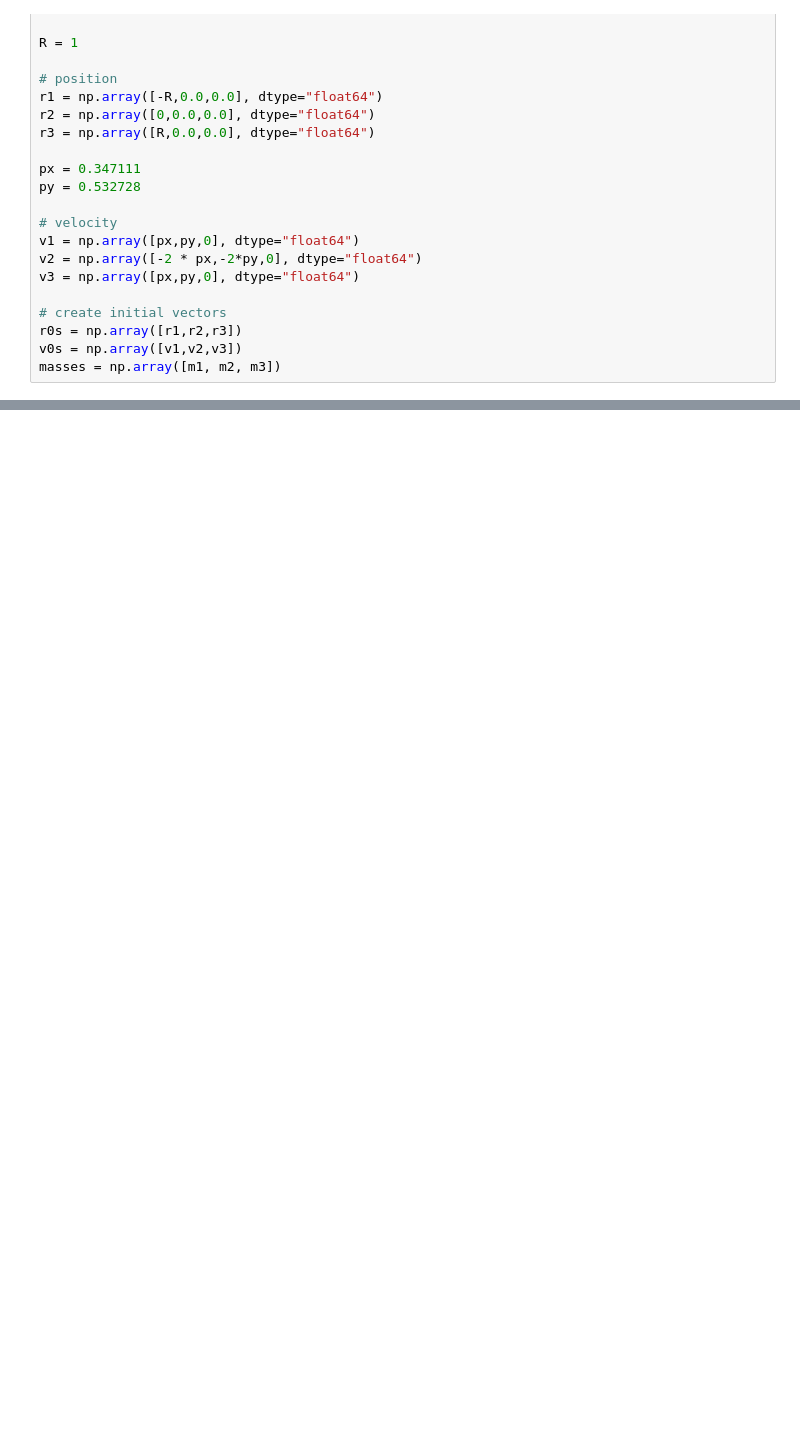
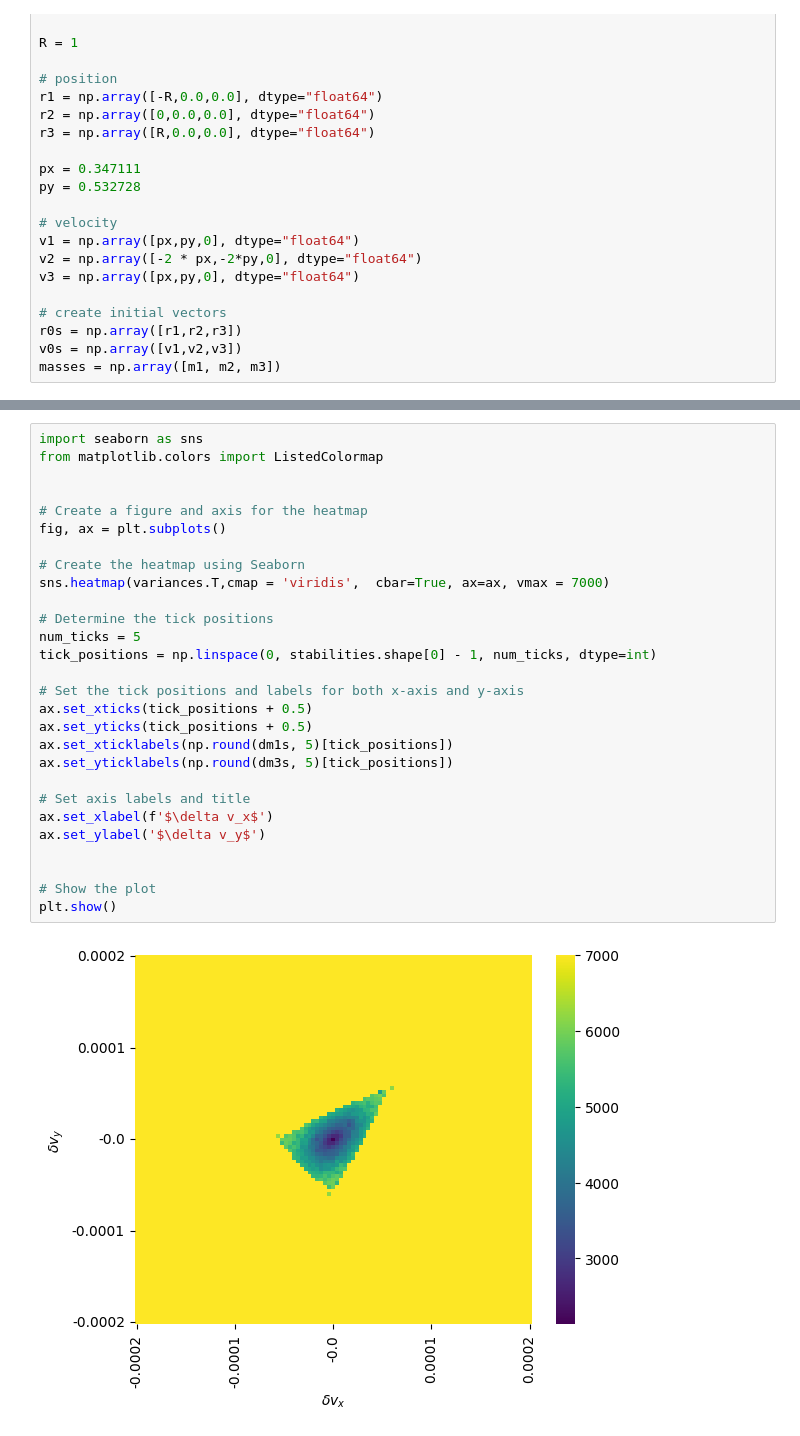
Before and after one commit to williamjones7/Dissertation, a Jupyter notebook: Mass Stability.ipynb, the cells around one changed output, grey strips where cells are left out. Cells and saved outputs as stored; diff of their text form; blank space fills up the shorter version.

```diff
--- a/Mass Stability.ipynb
+++ b/Mass Stability.ipynb
@@ -147,0 +173,30 @@ plt.show()
+# %%
+import seaborn as sns
+from matplotlib.colors import ListedColormap
+
+
+# Create a figure and axis for the heatmap
+fig, ax = plt.subplots()
+
+# Create the heatmap using Seaborn
+sns.heatmap(variances.T,cmap = 'viridis',  cbar=True, ax=ax, vmax = 7000)
+
+# Determine the tick positions
+num_ticks = 5
+tick_positions = np.linspace(0, stabilities.shape[0] - 1, num_ticks, dtype=int)
+
+# Set the tick positions and labels for both x-axis and y-axis
+ax.set_xticks(tick_positions + 0.5)
+ax.set_yticks(tick_positions + 0.5)
+ax.set_xticklabels(np.round(dm1s, 5)[tick_positions])
+ax.set_yticklabels(np.round(dm3s, 5)[tick_positions])
+
+# Set axis labels and title
+ax.set_xlabel(f'$\delta v_x$')
+ax.set_ylabel('$\delta v_y$')
+
+
+# Show the plot
+plt.show()
+# %% [output]
+[figure, added]
```
Also changed, not shown: parts of 8 cells of this notebook, 7 other files.
